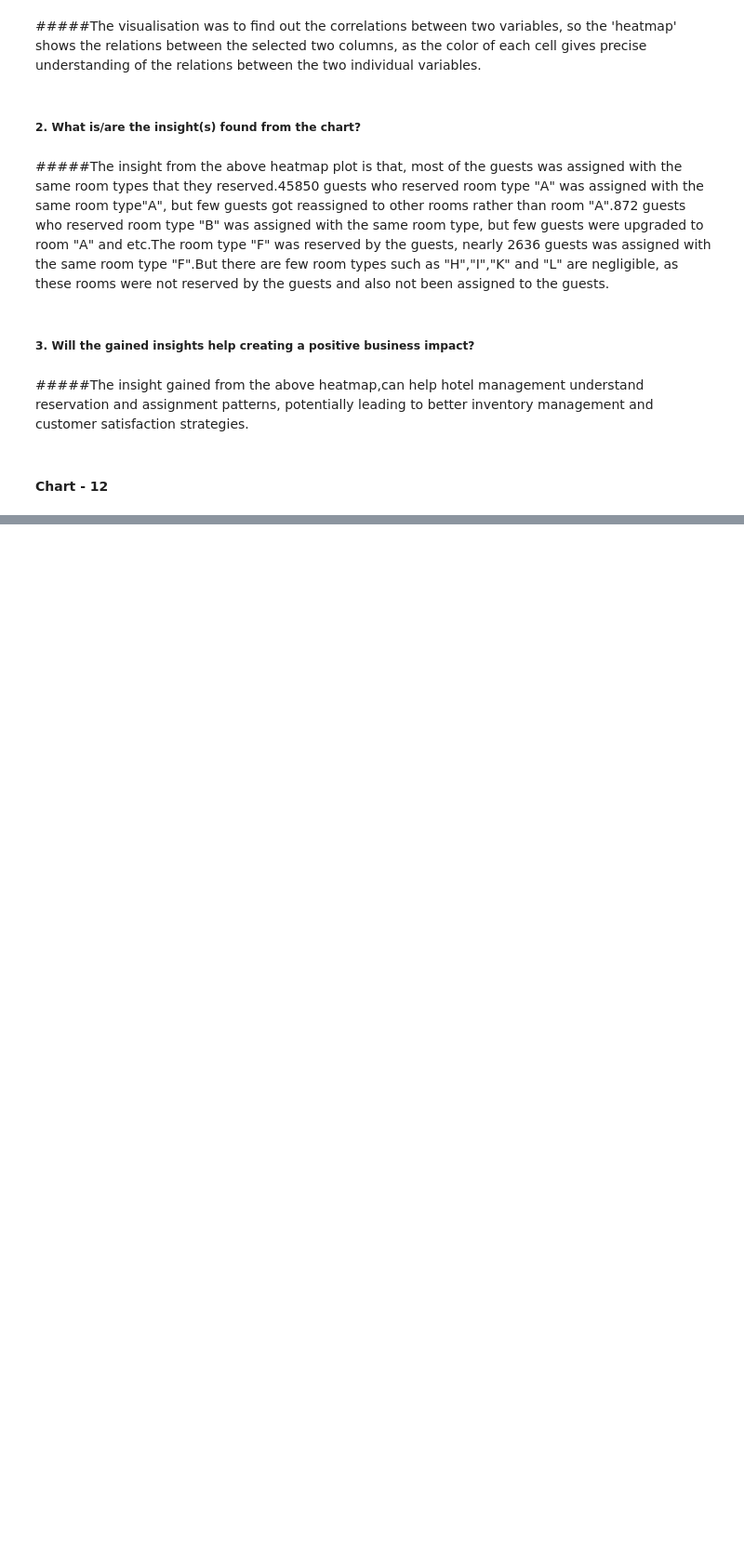
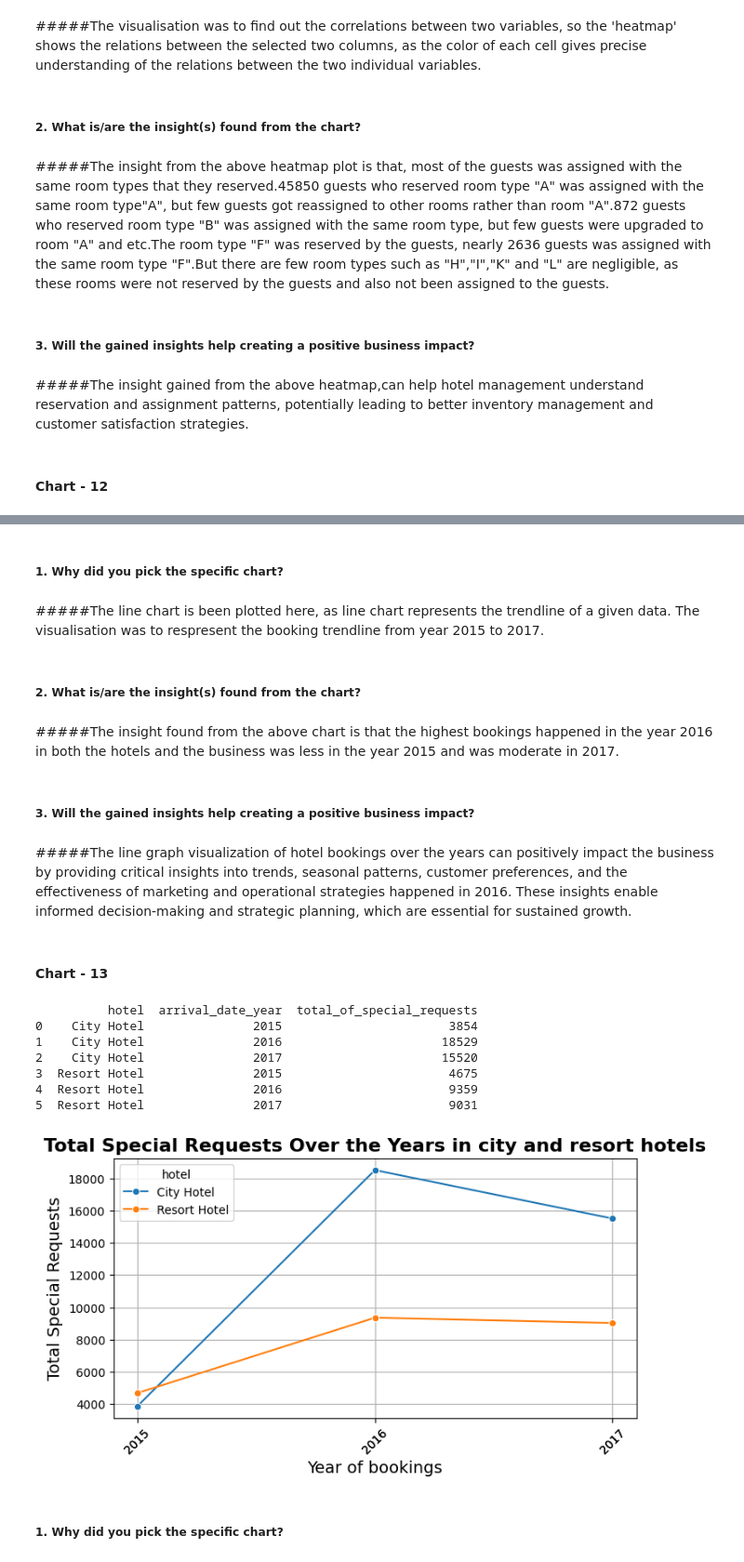
Before and after one commit to jyothika2809/CITY-AND-RESORT-HOTEL-EDA-AND-DASHBOARD, a Jupyter notebook: EDA_hotel_booking_analysis.ipynb, the cells around one changed output, grey strips where cells are left out. Shown: that part at 93% size. Cells and saved outputs as stored; diff of their text form; code cells hidden in the pictures; blank space fills up the shorter version.

```diff
--- a/EDA_hotel_booking_analysis.ipynb
+++ b/EDA_hotel_booking_analysis.ipynb
@@ -769,0 +814,44 @@ plt.show()
+# %% [markdown]
+##### 1. Why did you pick the specific chart?
+# %% [markdown]
+#####The line chart is been plotted here, as line chart represents the trendline of a given data. The visualisation was to respresent the booking trendline from year 2015 to 2017.
+# %% [markdown]
+##### 2. What is/are the insight(s) found from the chart?
+# %% [markdown]
+#####The insight found from the above chart is that the highest bookings happened in the year 2016 in both the hotels and the business was less in the year 2015 and was moderate in 2017.
+# %% [markdown]
+##### 3. Will the gained insights help creating a positive business impact?
+# %% [markdown]
+#####The line graph visualization of hotel bookings over the years can positively impact the business by providing critical insights into trends, seasonal patterns, customer preferences, and the effectiveness of marketing and operational strategies happened in 2016. These insights enable informed decision-making and strategic planning, which are essential for sustained growth.
+# %% [markdown]
+#### Chart - 13
+# %%
+#chart 13 visualisation code
+#creating a dataframe for grouping the hotel,its arrival year and total count of special requests
+year_and_special_request= pd.DataFrame(hotel_booking[["hotel","arrival_date_year","total_of_special_requests"]])
+special_requests_by_year = hotel_booking.groupby(['hotel','arrival_date_year'])['total_of_special_requests'].sum().reset_index()
+print(special_requests_by_year)
+print('\n')
+# Plot the line chart
+plt.figure(figsize=(8, 4))
+sns.lineplot(data=special_requests_by_year, x='arrival_date_year', y='total_of_special_requests', hue='hotel', marker='o')
+#adding the title and labels
+plt.title('Total Special Requests Over the Years in city and resort hotels', fontsize=16, fontweight='bold')
+plt.xlabel('Year of bookings', fontsize=14)
+plt.ylabel('Total Special Requests', fontsize=14)
+#adjusting the x axis value display angle
+plt.xticks(special_requests_by_year['arrival_date_year'],rotation = 45)
+plt.grid(True)
+#showing the plot
+plt.show()
+# %% [output]
+          hotel  arrival_date_year  total_of_special_requests
+0    City Hotel               2015                       3854
+1    City Hotel               2016                      18529
+2    City Hotel               2017                      15520
+3  Resort Hotel               2015                       4675
+4  Resort Hotel               2016                       9359
+5  Resort Hotel               2017                       9031
+[figure, added]
+# %% [markdown]
+##### 1. Why did you pick the specific chart?
```
Also changed, not shown: parts of 7 cells of this notebook.
